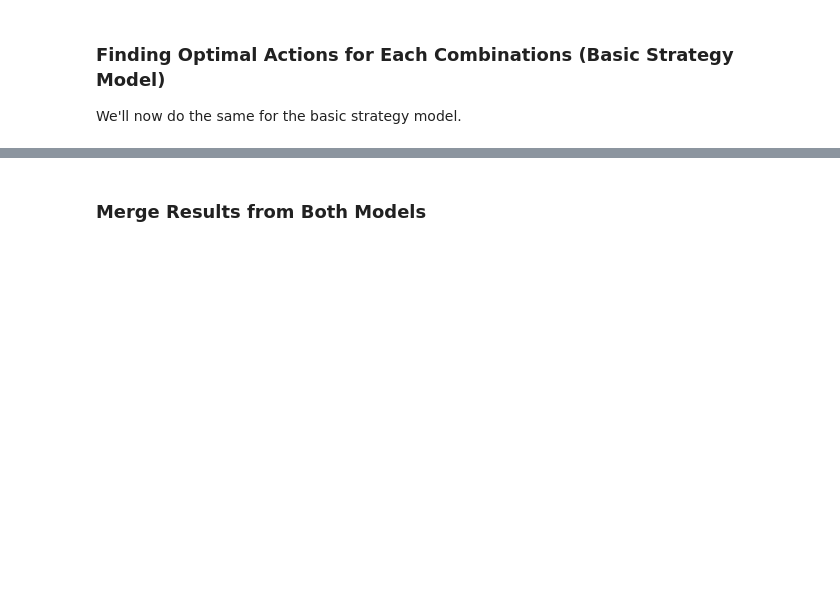
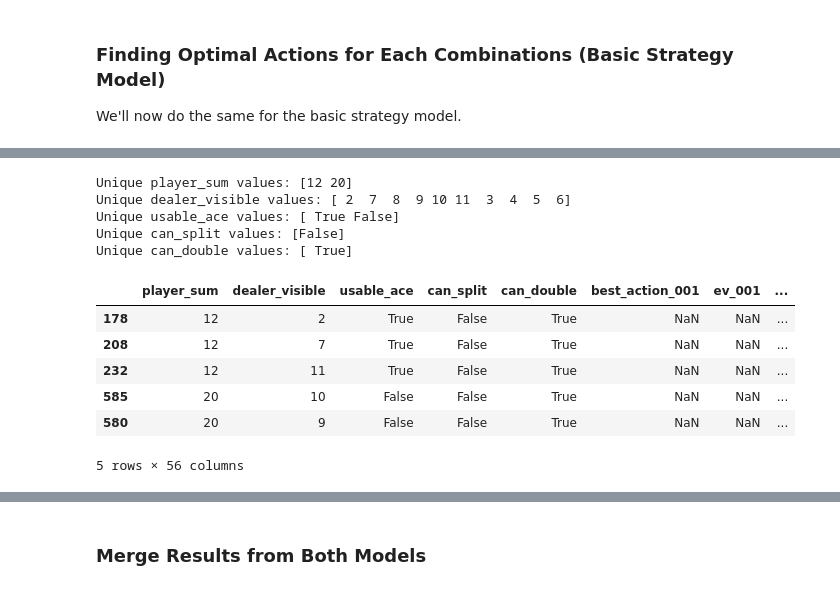
Before and after one commit to BorgXQ/blackjack-optimizer, a Jupyter notebook: analysis.ipynb, the cells around one changed output, grey strips where cells are left out. Saved outputs shown, nothing was run; the diff lists cells and outputs as text; code cells hidden in the pictures; blank space fills up the shorter version.

```diff
--- a/analysis.ipynb
+++ b/analysis.ipynb
@@ -268,3 +258,25 @@ No duplicate rows found.
+# %%
+print(f"Unique player_sum values: {bs_merged_df[bs_merged_df['run_nan_count'] == 25]['player_sum'].unique()}")
+print(f"Unique dealer_visible values: {bs_merged_df[bs_merged_df['run_nan_count'] == 25]['dealer_visible'].unique()}")
+print(f"Unique usable_ace values: {bs_merged_df[bs_merged_df['run_nan_count'] == 25]['usable_ace'].unique()}")
+print(f"Unique can_split values: {bs_merged_df[bs_merged_df['run_nan_count'] == 25]['can_split'].unique()}")
+print(f"Unique can_double values: {bs_merged_df[bs_merged_df['run_nan_count'] == 25]['can_double'].unique()}")
+# %% [output]
+Unique player_sum values: [12 20]
+Unique dealer_visible values: [ 2  7  8  9 10 11  3  4  5  6]
+Unique usable_ace values: [ True False]
+Unique can_split values: [False]
+Unique can_double values: [ True]
+# %%
+bs_merged_df[bs_merged_df["run_nan_count"] == 25].sample(n=5, random_state=42)
+# %% [output]
+|  | player_sum | dealer_visible | usable_ace | can_split | can_double | best_action_001 | ev_001 | ... |
+| 178 | 12 | 2 | True | False | True | NaN | NaN | ... |
+| 208 | 12 | 7 | True | False | True | NaN | NaN | ... |
+| 232 | 12 | 11 | True | False | True | NaN | NaN | ... |
+| 585 | 20 | 10 | False | False | True | NaN | NaN | ... |
+| 580 | 20 | 9 | False | False | True | NaN | NaN | ... |
+5 rows × 56 columns
 # %%
 bs_best_action_cols = [col for col in bs_merged_df.columns if col.startswith("best_action_")]
 bs_ev_cols = [col for col in bs_merged_df.columns if col.startswith("ev_")]
```
Also changed, not shown: parts of 25 cells of this notebook.
